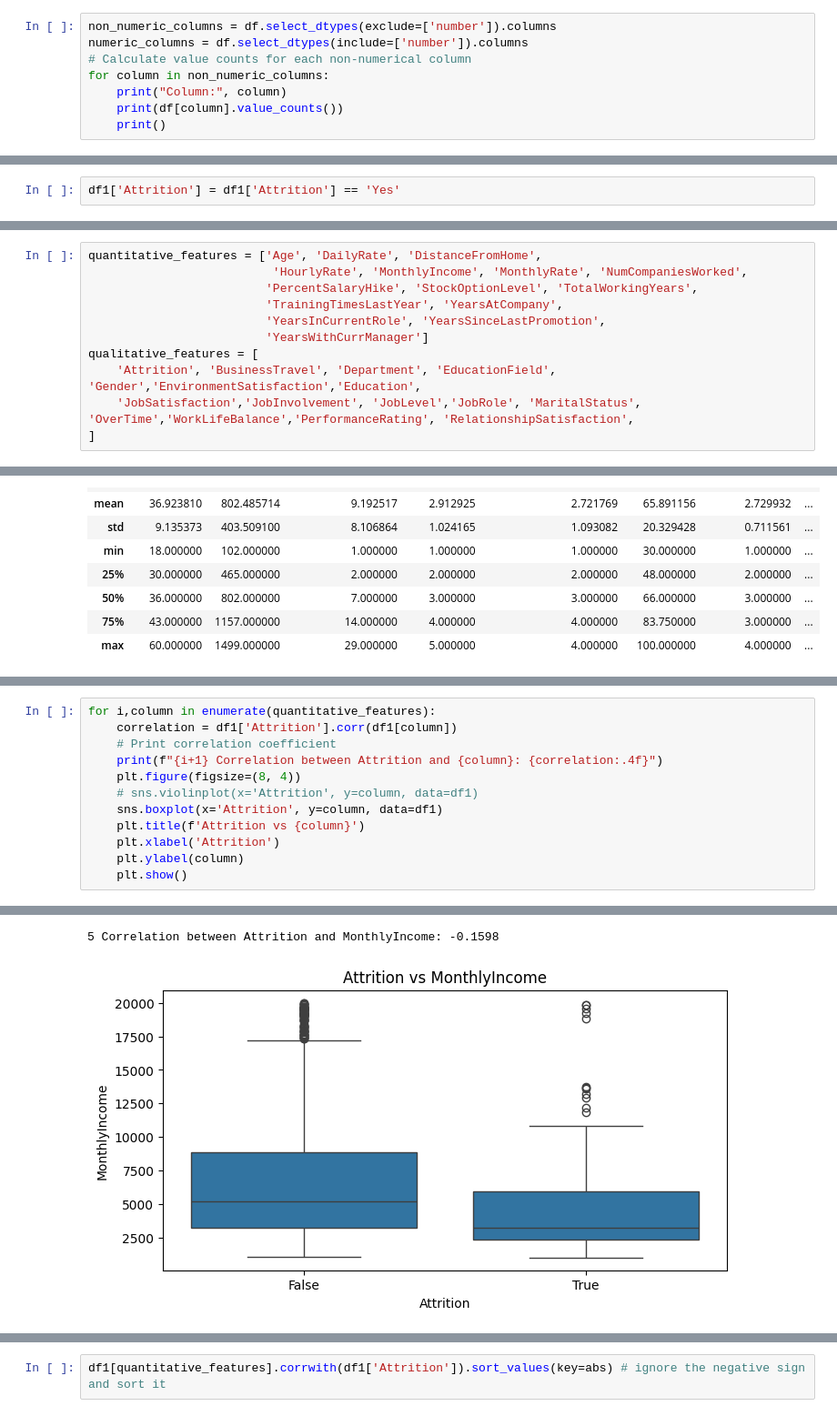
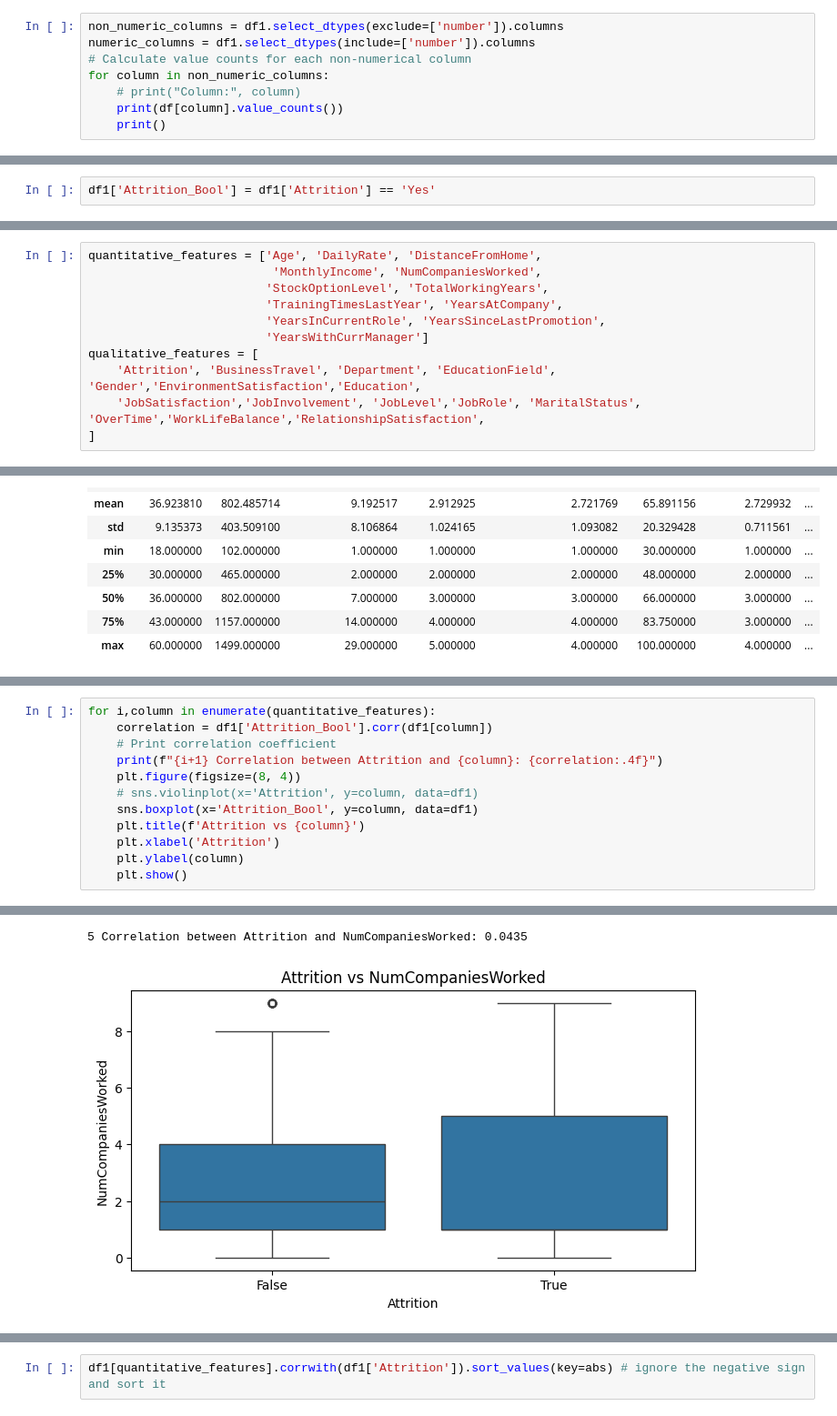
Before and after one commit to allan-mathews/HR-Analytics, a Jupyter notebook: src/IBM_HR_Data_Analytics.ipynb, the cells around one changed output, grey strips where cells are left out. Shown at 91% size. Drawn from its saved outputs; the diff is of its cells as text.

```diff
--- a/src/IBM_HR_Data_Analytics.ipynb
+++ b/src/IBM_HR_Data_Analytics.ipynb
@@ -166,11 +153,11 @@ df1['EmployeeNumber'].duplicated().any()
 # %% [output]
 False
 # %%
-non_numeric_columns = df.select_dtypes(exclude=['number']).columns
-numeric_columns = df.select_dtypes(include=['number']).columns
+non_numeric_columns = df1.select_dtypes(exclude=['number']).columns
+numeric_columns = df1.select_dtypes(include=['number']).columns
 # Calculate value counts for each non-numerical column
 for column in non_numeric_columns:
-    print("Column:", column)
+    # print("Column:", column)
     print(df[column].value_counts())
     print()
 # %% [output]
@@ -202,2 +193,2 @@ numeric_columns = df1.select_dtypes(include=['number']).columns
 # %%
-df1['Attrition'] = df1['Attrition'] == 'Yes'
+df1['Attrition_Bool'] = df1['Attrition'] == 'Yes'
@@ -221,13 +235,13 @@ Index(['Attrition', 'BusinessTravel', 'Department', 'EducationField', 'Gender',
 # %%
 quantitative_features = ['Age', 'DailyRate', 'DistanceFromHome',
-                          'HourlyRate', 'MonthlyIncome', 'MonthlyRate', 'NumCompaniesWorked',
-                         'PercentSalaryHike', 'StockOptionLevel', 'TotalWorkingYears',
+                          'MonthlyIncome', 'NumCompaniesWorked',
+                         'StockOptionLevel', 'TotalWorkingYears',
                          'TrainingTimesLastYear', 'YearsAtCompany',
                          'YearsInCurrentRole', 'YearsSinceLastPromotion',
                          'YearsWithCurrManager']
 qualitative_features = [
     'Attrition', 'BusinessTravel', 'Department', 'EducationField', 'Gender','EnvironmentSatisfaction','Education',
-    'JobSatisfaction','JobInvolvement', 'JobLevel','JobRole', 'MaritalStatus', 'OverTime','WorkLifeBalance','PerformanceRating', 'RelationshipSatisfaction',
+    'JobSatisfaction','JobInvolvement', 'JobLevel','JobRole', 'MaritalStatus', 'OverTime','WorkLifeBalance','RelationshipSatisfaction',
 ]
 # %%
 df1.describe()
@@ -254,11 +281,11 @@ plt.show()
 # %%
 for i,column in enumerate(quantitative_features):
-    correlation = df1['Attrition'].corr(df1[column])
+    correlation = df1['Attrition_Bool'].corr(df1[column])
     # Print correlation coefficient
     print(f"{i+1} Correlation between Attrition and {column}: {correlation:.4f}")
     plt.figure(figsize=(8, 4))
     # sns.violinplot(x='Attrition', y=column, data=df1)
-    sns.boxplot(x='Attrition', y=column, data=df1)
+    sns.boxplot(x='Attrition_Bool', y=column, data=df1)
     plt.title(f'Attrition vs {column}')
     plt.xlabel('Attrition')
     plt.ylabel(column)
@@ -275,2 +302,2 @@ for i,column in enumerate(quantitative_features):
-5 Correlation between Attrition and MonthlyIncome: -0.1598
+5 Correlation between Attrition and NumCompaniesWorked: 0.0435
-[figure, old version]
+[figure, new version]
```
Also changed, not shown: parts of 12 cells of this notebook.
